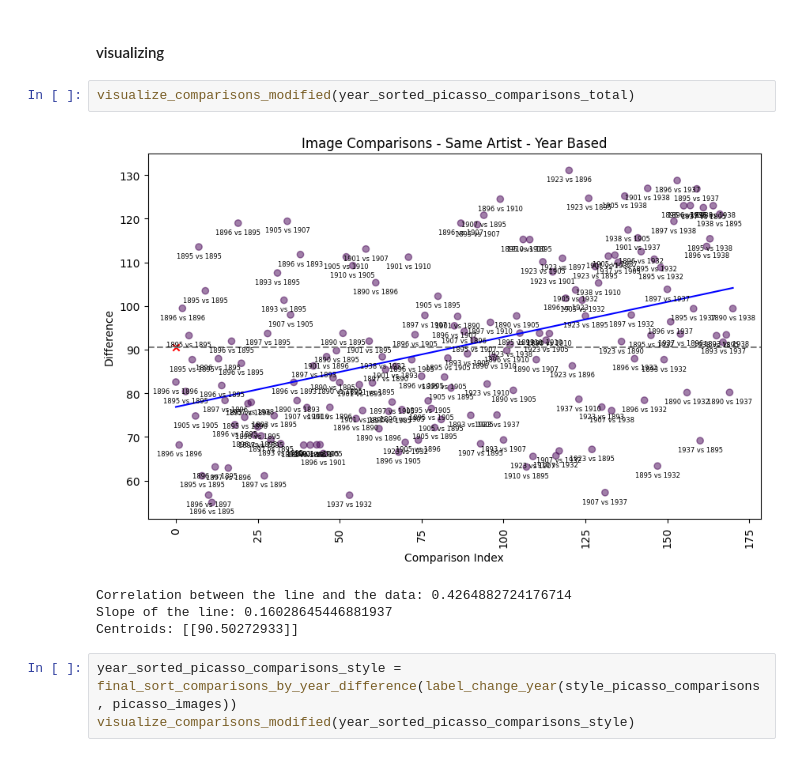
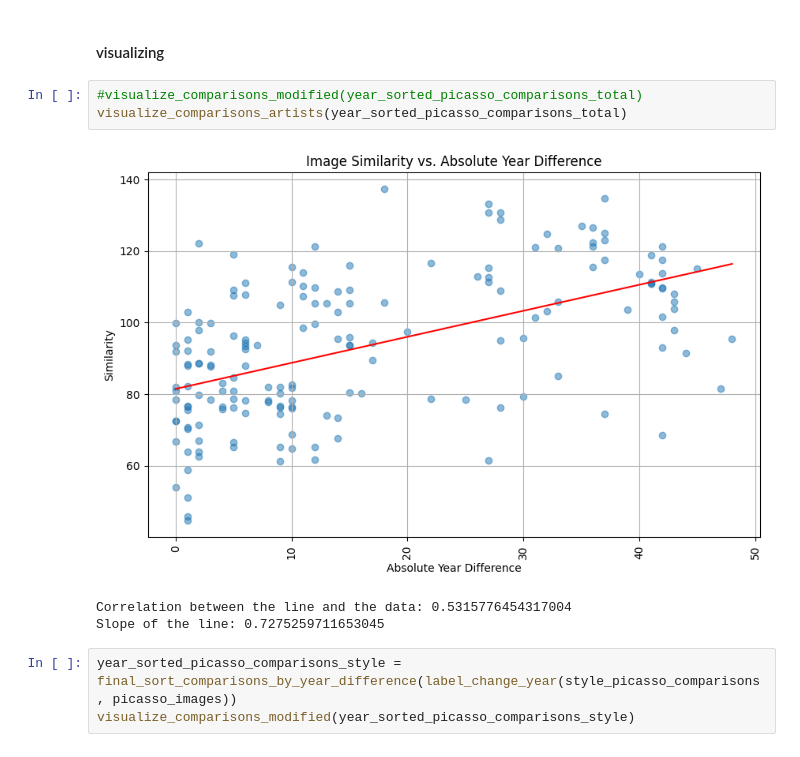
Before and after one commit to zach-marto/ArtInsight-ML, a Jupyter notebook: Pretrained_model/final_ver_pretrained.ipynb, the cells around one changed output. Saved outputs shown, nothing was run; the diff lists cells and outputs as text.

```diff
--- a/Pretrained_model/final_ver_pretrained.ipynb
+++ b/Pretrained_model/final_ver_pretrained.ipynb
@@ -1524,12 +1609,12 @@ year_sorted_picasso_comparisons_total = final_sort_comparisons_by_year_differenc
 # %% [markdown]
 #### visualizing
-# %%
-visualize_comparisons_modified(year_sorted_picasso_comparisons_total)
-# %% [output]
-[figure, removed]
-Correlation between the line and the data: 0.4264882724176714
-Slope of the line: 0.16028645446881937
-Centroids: [[90.50272933]]
+# %%
+#visualize_comparisons_modified(year_sorted_picasso_comparisons_total)
+visualize_comparisons_artists(year_sorted_picasso_comparisons_total)
+# %% [output]
+[figure, added]
+Correlation between the line and the data: 0.5315776454317004
+Slope of the line: 0.7275259711653045
 # %%
 year_sorted_picasso_comparisons_style = final_sort_comparisons_by_year_difference(label_change_year(style_picasso_comparisons, picasso_images))
 visualize_comparisons_modified(year_sorted_picasso_comparisons_style)
```
Also changed, not shown: parts of 10 cells of this notebook.
